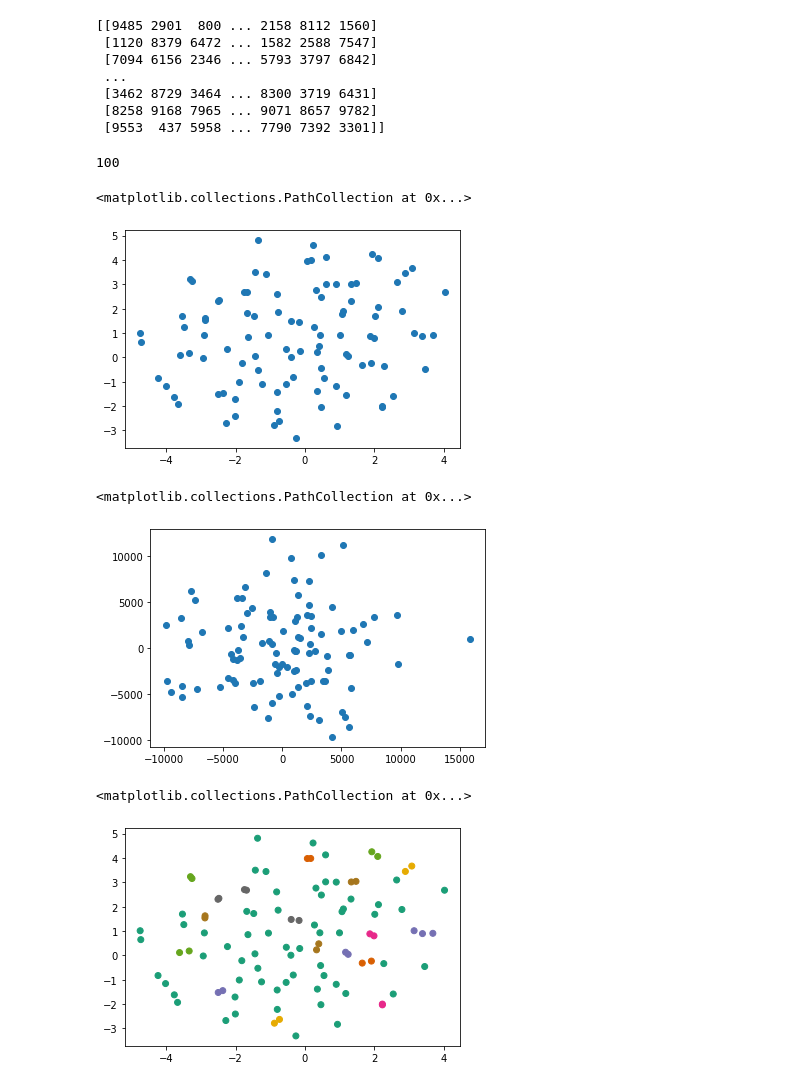
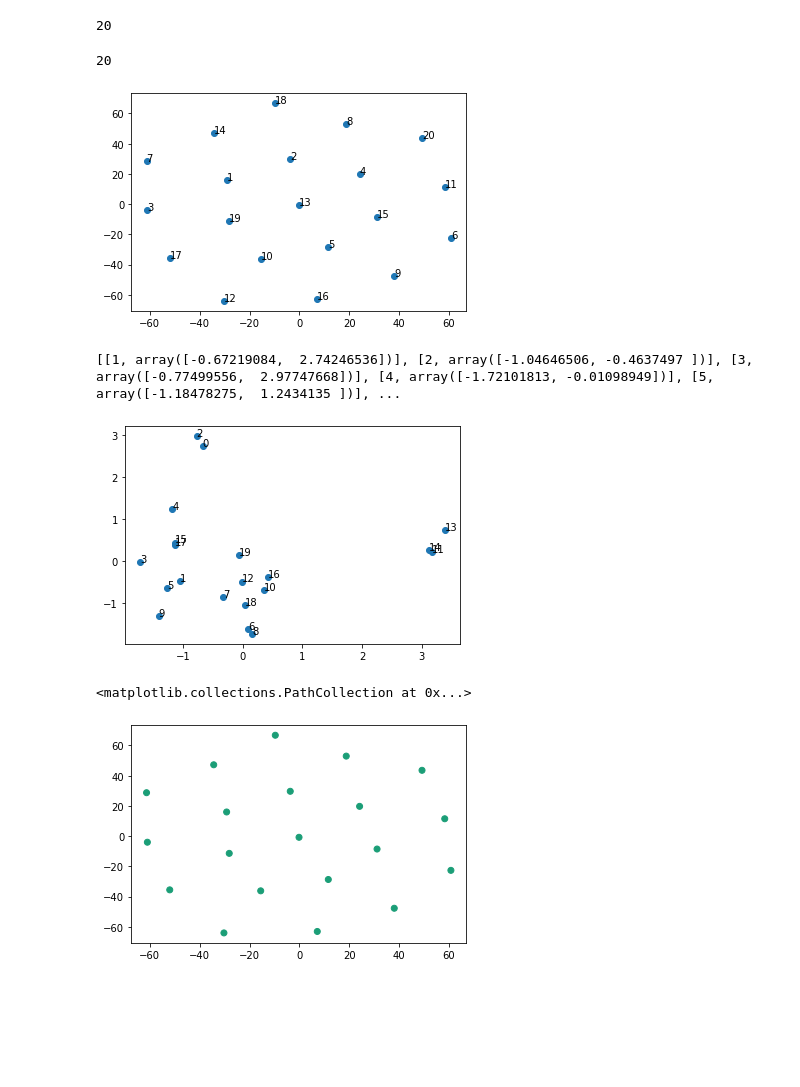
Before and after one commit to momoenomoto/visualizing-code-similarity, a Jupyter notebook: clustering/clustering.ipynb, the cells around one changed output. Drawn from its saved outputs; the diff is of its cells as text; code cells hidden in the pictures; blank space fills up the shorter version.

Commit message:
similarity matrix && pca+dbscan

```diff
--- a/clustering/clustering.ipynb
+++ b/clustering/clustering.ipynb
@@ -6,43 +6,66 @@ from sklearn import manifold, datasets
 import seaborn as sns
 from sklearn.decomposition import PCA
 from sklearn.cluster import DBSCAN
-
-
-X=np.random.randint(10000, size=(100, 50))
-print(X)
+import json
+import math
+from fnvhash import fnv1a_32
-# %% [output]
-[[9485 2901  800 ... 2158 8112 1560]
- [1120 8379 6472 ... 1582 2588 7547]
- [7094 6156 2346 ... 5793 3797 6842]
- ...
- [3462 8729 3464 ... 8300 3719 6431]
- [8258 9168 7965 ... 9071 8657 9782]
- [9553  437 5958 ... 7790 7392 3301]]
+# %%
+f=open('ast_result.txt','r')
+raw_data = json.loads(f.read())
+f.close()
+hashed_data=[]
+'''
+for i in range(1,21):
+    hashed_element = []
+    for j in range(len(raw_data[str(i)])):
+        hashed_element.append([fnv1a_32(bytes(raw_data[str(i)][j][0], encoding="ascii")),fnv1a_32(bytes(raw_data[str(i)][j][1], encoding="ascii"))])
+    hashed_data.append(hashed_element)
+'''
+index=[]
+for i in range(1,21):
+    hashed_element = []
+    for j in range(len(raw_data[str(i)])):
+        hashed_element.append((fnv1a_32(bytes(raw_data[str(i)][j][0], encoding="ascii"))+fnv1a_32(bytes(raw_data[str(i)][j][1], encoding="ascii")))/5000000000)
+#    if len(hashed_element)==752:
+    hashed_data.append(hashed_element)
+    index.append(i)
+min_length=min([len(i) for i in hashed_data])
+hashed_data=[i[:min_length] for i in hashed_data]
+print(len(hashed_data))
+# %% [output]
+20
 # %%
 '''t-SNE'''
 m = manifold.TSNE(learning_rate=50)
-tsne_result = m.fit_transform(X)
+tsne_result = m.fit_transform(np.array(hashed_data))
 print(len(tsne_result))
 plt.scatter(x=tsne_result[:,0],y=tsne_result[:,1])
-#for i in range(len(tsne_result)):
-#    plt.text(tsne_result[i,0],tsne_result[i,1],i)
+for i in range(len(tsne_result)):
+    plt.text(tsne_result[i,0],tsne_result[i,1],i+1)
 # %% [output]
-100
+20
-<matplotlib.collections.PathCollection at 0x...>
-[figure, old version]
+[figure, new version]
 # %%
 #PCA
 pca = PCA(n_components=2)
-pca_result = pca.fit_transform(X)
+pca_result = pca.fit_transform(hashed_data)
+new_result=[]
+for i in range(len(pca_result)):
+    new_result.append([index[i],pca_result[i]])
+print(new_result)
 plt.scatter(x=pca_result[:,0],y=pca_result[:,1])
+d=0
+for i in range(len(pca_result)):
+    plt.text(pca_result[i,0],pca_result[i,1],i)
+    d+=1
 # %% [output]
-<matplotlib.collections.PathCollection at 0x...>
+[[1, array([-0.67219084,  2.74246536])], [2, array([-1.04646506, -0.4637497 ])], [3, array([-0.77499556,  2.97747668])], [4, array([-1.72101813, -0.01098949])], [5, array([-1.18478275,  1.2434135 ])], ...
-[figure, old version]
+[figure, new version]
 # %%
-clusterer = DBSCAN(eps=0.3, min_samples=2, metric='euclidean')
+clusterer = DBSCAN(eps=0.2, min_samples=5, metric='euclidean')
 y_pred = clusterer.fit_predict(tsne_result)
 plt.scatter(tsne_result[:, 0], tsne_result[:, 1], c=y_pred, cmap='Dark2')
 # %% [output]
 <matplotlib.collections.PathCollection at 0x...>
-[figure, old version]
+[figure, new version]
 # %%
```
Also changed, not shown: parts of 1 cell of this notebook, 3 other files.
